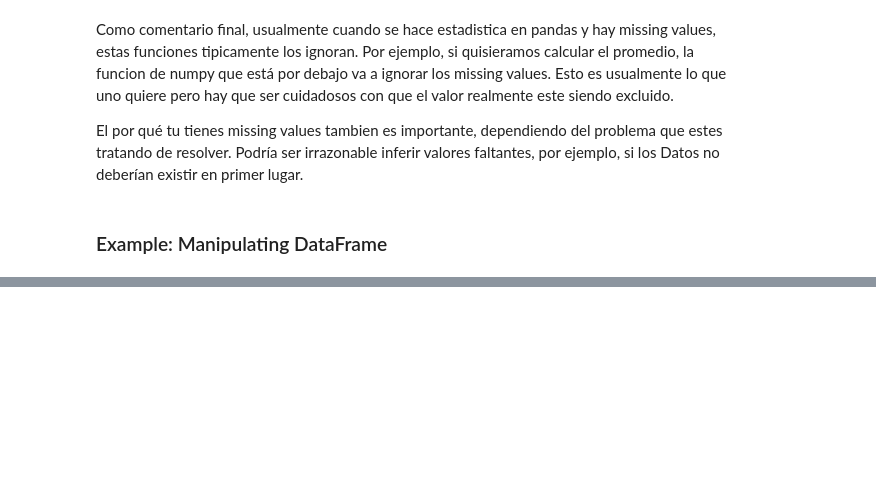
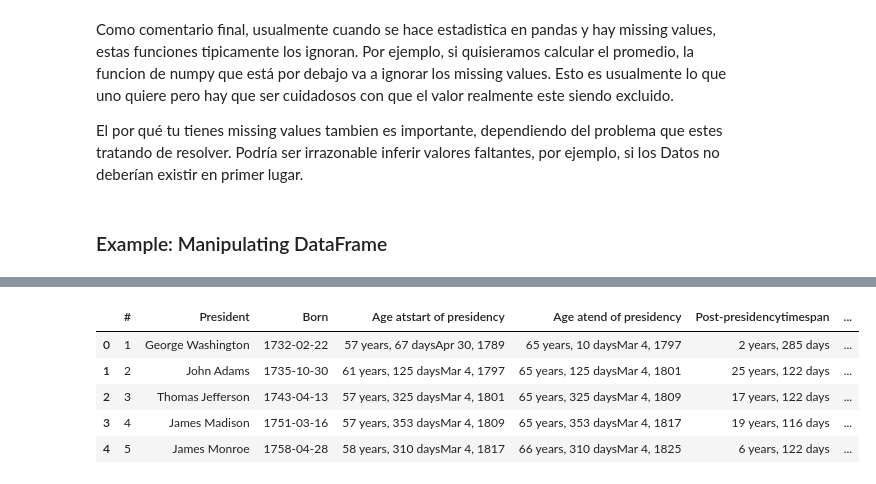
Before and after one commit to jmelendezgeo/Apuntes-Data-Science, a Jupyter notebook: Applied Data Science with Python - Coursera Specialization /Introduction To Data Science/Semana-2.ipynb, the cells around one changed output, grey strips where cells are left out. Saved outputs shown, nothing was run; the diff lists cells and outputs as text; code cells hidden in the pictures; blank space fills up the shorter version.

```diff
--- a/Applied Data Science with Python - Coursera Specialization /Introduction To Data Science/Semana-2.ipynb
+++ b/Applied Data Science with Python - Coursera Specialization /Introduction To Data Science/Semana-2.ipynb
@@ -1675,0 +2122,9 @@ df.head()
+# %%
+# Esto se ve bien. Faltaria el nombre de las columnas. Si nombramos los grupos, obtenemos los nombres de la columna.
+# Actualizaremos este patron para recordar que podemos crear grupos con nmbres
+# Asi que solo ponemos el signo de interrogacion con P mayuscula y luego entre <> podemos el nobmre del grupo
+
+pattern = "(?P<First>^[\w]*)(?:.* )(?P<Last>[\w]*$)"
+
+# ahora llamamos a extract
+names= df['President'].str.extract(pattern)
@@ -1675,0 +2140,7 @@ df.head()
+# %%
+# Ahora copiamos esto en nuestro DataFrame Principal
+
+df['First'] = names['First']
+df['Last'] = names['Last']
+
+df.head()
@@ -1675,0 +2158,12 @@ df.head()
+# %%
+# Pasando a la limpieza de la columna Born, Primero tendremos que deshacernos de cualqueir cosa que no este en
+# el patron dia,mes,año
+
+# Usaremos grupos de captura nuevamente pero solo nos quedaremos con un grupo
+
+df['Born'] = df['Born'].str.extract("([\w]{3} [\w]{1,2}, [\w]{4})")
+
+# Aqui queremos capturar cualquier cosa con 3 caracteres, seguido de n espacio, seguido de algo de 1 a 2 (el dia),
+# seguido de una coma y luego una fecha con 4 caracteres
+
+df['Born'].head()
@@ -1675,0 +2177,9 @@ df.head()
+# %%
+# Esto limpia el formato de fecha. Sin embargo, cabe mencionar algo. El tipo de esta columna es en realidad
+# un objeto y sabemos que eso es lo que pandas usa cuando esta trabajando con strings. Pero, pandas realmente tiene
+# unas caracteristicas interesantes de date/time. De hecho, esa es una de las razones por las que
+# McKinney puso sus esfuerzos en la libreria, el trabajaba con transacciones financieras.
+# Vamos a actualizar esto para escribir correctamente el tipo de data
+
+df['Born'] = pd.to_datetime(df['Born'])
+df['Born'].head()
@@ -1675,0 +2198,9 @@ df.head()
+# %%
+df.head()
+# %% [output]
+|  | # | President | Born | Age atstart of presidency | Age atend of presidency | Post-presidencytimespan | ... |
+| 0 | 1 | George Washington | 1732-02-22 | 57 years, 67 daysApr 30, 1789 | 65 years, 10 daysMar 4, 1797 | 2 years, 285 days | ... |
+| 1 | 2 | John Adams | 1735-10-30 | 61 years, 125 daysMar 4, 1797 | 65 years, 125 daysMar 4, 1801 | 25 years, 122 days | ... |
+| 2 | 3 | Thomas Jefferson | 1743-04-13 | 57 years, 325 daysMar 4, 1801 | 65 years, 325 daysMar 4, 1809 | 17 years, 122 days | ... |
+| 3 | 4 | James Madison | 1751-03-16 | 57 years, 353 daysMar 4, 1809 | 65 years, 353 daysMar 4, 1817 | 19 years, 116 days | ... |
+| 4 | 5 | James Monroe | 1758-04-28 | 58 years, 310 daysMar 4, 1817 | 66 years, 310 daysMar 4, 1825 | 6 years, 122 days | ... |
```
Also changed, not shown: parts of 89 cells of this notebook, 1 other file.
